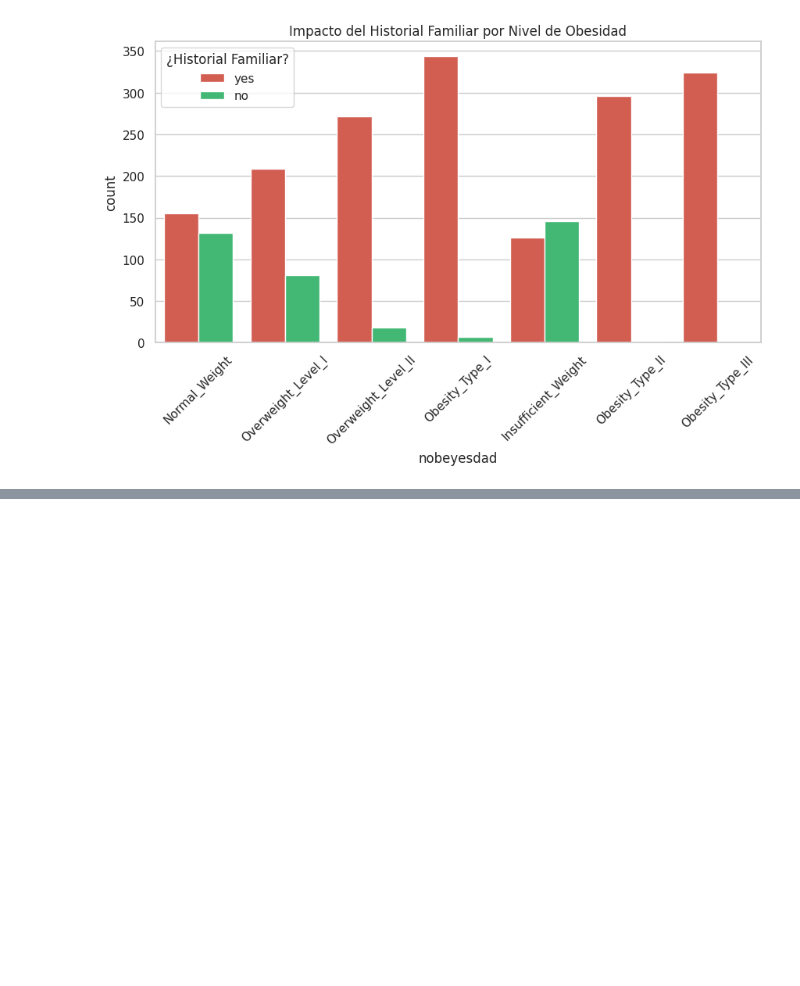
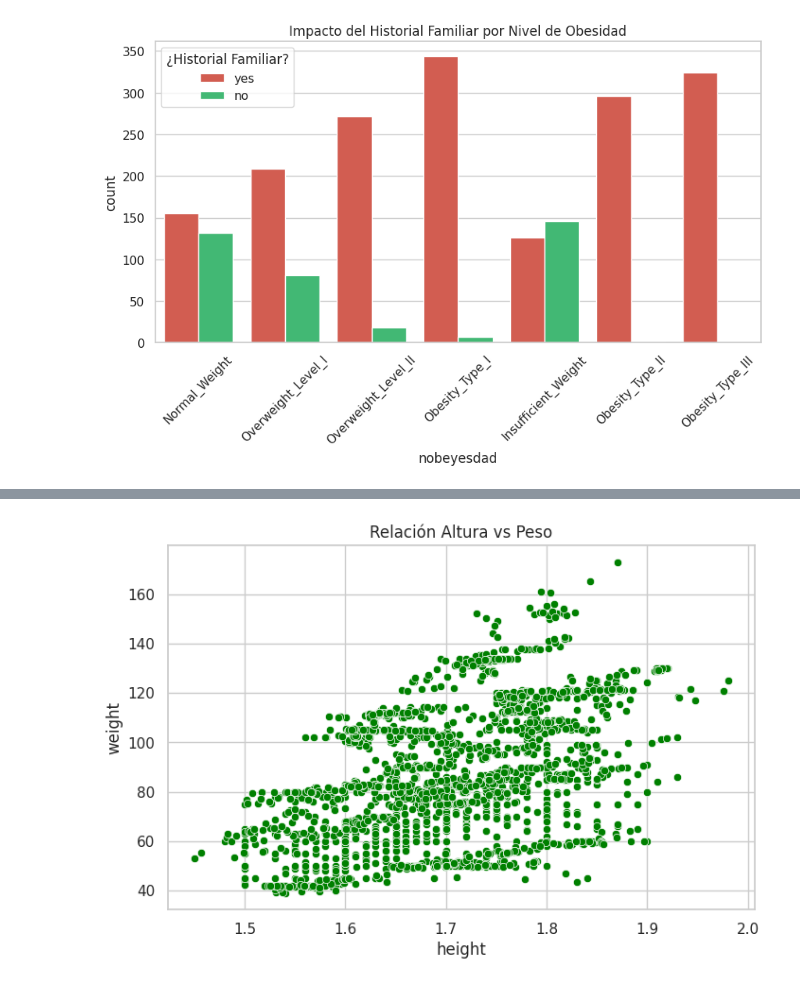
Before and after one commit to Bootcamp-IA-P6/p7_g1_multiclase, a Jupyter notebook: notebooks/eda_obesity_m.ipynb, the cells around one changed output, grey strips where cells are left out. Saved outputs shown, nothing was run; the diff lists cells and outputs as text; code cells hidden in the pictures; blank space fills up the shorter version.

```diff
--- a/notebooks/eda_obesity_m.ipynb
+++ b/notebooks/eda_obesity_m.ipynb
@@ -169,0 +331,8 @@ Analizamos la variable `family_history_with_overweight`  y observamos que en `ob
+# %%
+# Relación Altura vs Peso general
+plt.figure(figsize=(8,5))
+sns.scatterplot(data=df, x="height", y="weight", color='green')
+plt.title("Relación Altura vs Peso")
+plt.show()
+# %% [output]
+[figure, added]
```
Also changed, not shown: parts of 38 cells of this notebook, 1 other file.
